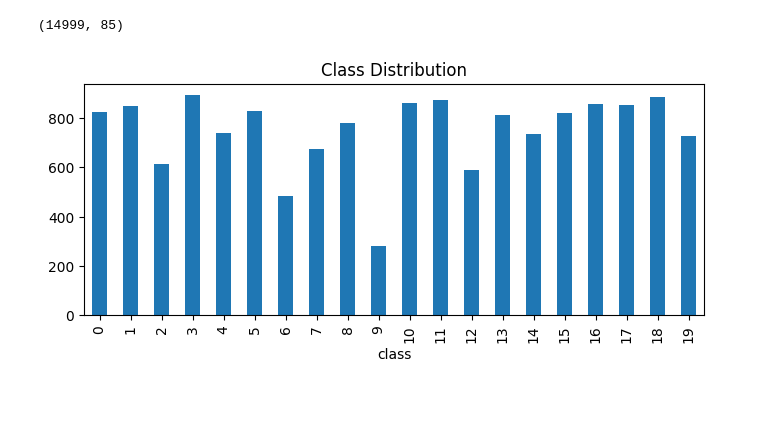
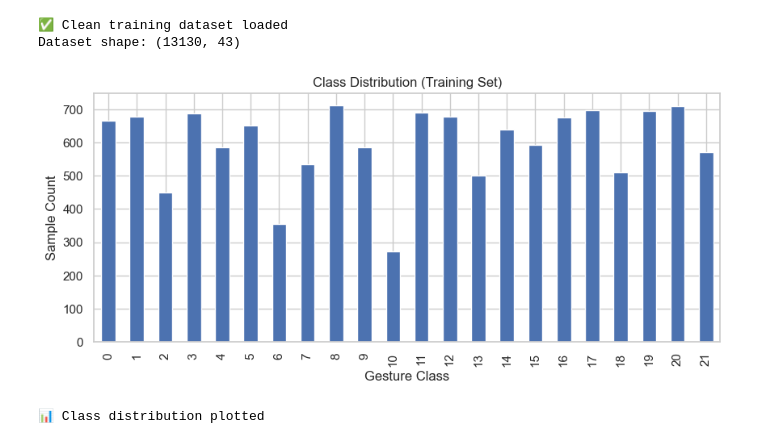
Before and after one commit to CHERRY9642/Gesture_detection_communication_support_system, a Jupyter notebook: notebooks/03_exploratory_data_analysis.ipynb, the cells around one changed output. Saved outputs shown, nothing was run; the diff lists cells and outputs as text; code cells hidden in the pictures; blank space fills up the shorter version.

```diff
--- a/notebooks/03_exploratory_data_analysis.ipynb
+++ b/notebooks/03_exploratory_data_analysis.ipynb
@@ -1,15 +10,29 @@
 # %%
 import pandas as pd
+import numpy as np
 import matplotlib.pyplot as plt
 import seaborn as sns
+from pathlib import Path
 
-df = pd.read_csv("../data/processed/clean_keypoint.csv")
-df.shape
+sns.set(style="whitegrid")
-# %% [output]
-(14999, 85)
+# %%
+DATA_PATH = Path("../data/train_cleaned.csv")
+df = pd.read_csv(DATA_PATH)
+
+print("✅ Clean training dataset loaded")
+print("Dataset shape:", df.shape)
+# %% [output]
+✅ Clean training dataset loaded
+Dataset shape: (13130, 43)
 # %%
-df["class"].value_counts().sort_index().plot(kind="bar", figsize=(8,3))
-plt.title("Class Distribution")
+plt.figure(figsize=(10, 4))
+df["class"].value_counts().sort_index().plot(kind="bar")
+plt.title("Class Distribution (Training Set)")
+plt.xlabel("Gesture Class")
+plt.ylabel("Sample Count")
 plt.show()
+
+print("📊 Class distribution plotted")
 # %% [output]
-[figure, old version]
+[figure, new version]
+📊 Class distribution plotted
```
Also changed, not shown: parts of 8 cells of this notebook, 54 other files.
